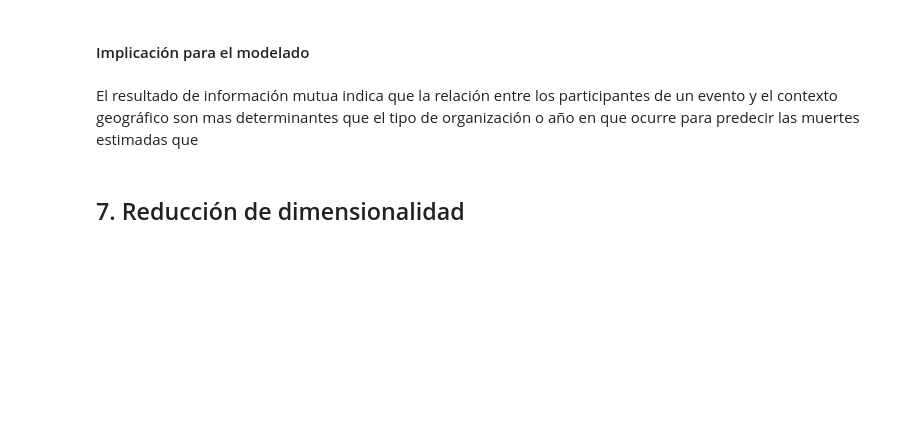
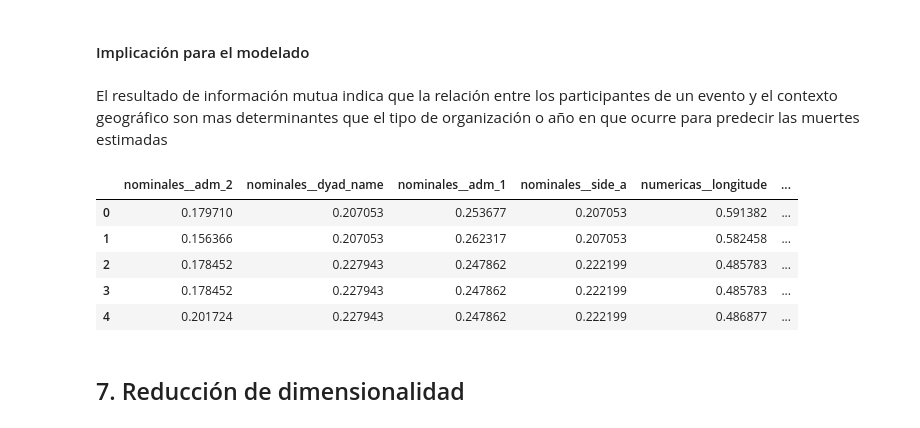
Before and after one commit to SantiagoCasado/CEIA_Analisis_Datos, a Jupyter notebook: add_tp1.ipynb, the cells around one changed output. Cells and saved outputs as stored; diff of their text form; code cells hidden in the pictures; blank space fills up the shorter version.

```diff
--- a/add_tp1.ipynb
+++ b/add_tp1.ipynb
@@ -1686,7 +1688,33 @@ El tipo de entidades que participan en un conflicto (gobierne, grupos organizado
 # %% [markdown]
 #### Implicación para el modelado
 # %% [markdown]
-El resultado de información mutua indica que la relación entre los participantes de un evento y el contexto geográfico son mas determinantes que el tipo de organización o año en que ocurre para predecir las muertes estimadas que
+El resultado de información mutua indica que la relación entre los participantes de un evento y el contexto geográfico son mas determinantes que el tipo de organización o año en que ocurre para predecir las muertes estimadas
+# %%
+import pandas as pd
+
+# Se seleccionan las 10 variables más relevantes según información mutua
+top_10_features = mi_df.head(10)['Feature'].tolist()
+
+x_train_top10 = pd.DataFrame(
+    x_train_procesado,
+    columns=variables,
+    index=x_train_imputado.index
+)[top_10_features]
+
+x_test_top10 = pd.DataFrame(
+    x_test_procesado,
+    columns=variables,
+    index=x_test.index
+)[top_10_features]
+
+x_train_top10.head()
+# %% [output]
+|  | nominales__adm_2 | nominales__dyad_name | nominales__adm_1 | nominales__side_a | numericas__longitude | ... |
+| 0 | 0.179710 | 0.207053 | 0.253677 | 0.207053 | 0.591382 | ... |
+| 1 | 0.156366 | 0.207053 | 0.262317 | 0.207053 | 0.582458 | ... |
+| 2 | 0.178452 | 0.227943 | 0.247862 | 0.222199 | 0.485783 | ... |
+| 3 | 0.178452 | 0.227943 | 0.247862 | 0.222199 | 0.485783 | ... |
+| 4 | 0.201724 | 0.227943 | 0.247862 | 0.222199 | 0.486877 | ... |
 # %% [markdown]
 ## 7. Reducción de dimensionalidad
 # %% [markdown]
```
Also changed, not shown: parts of 2 cells of this notebook.
